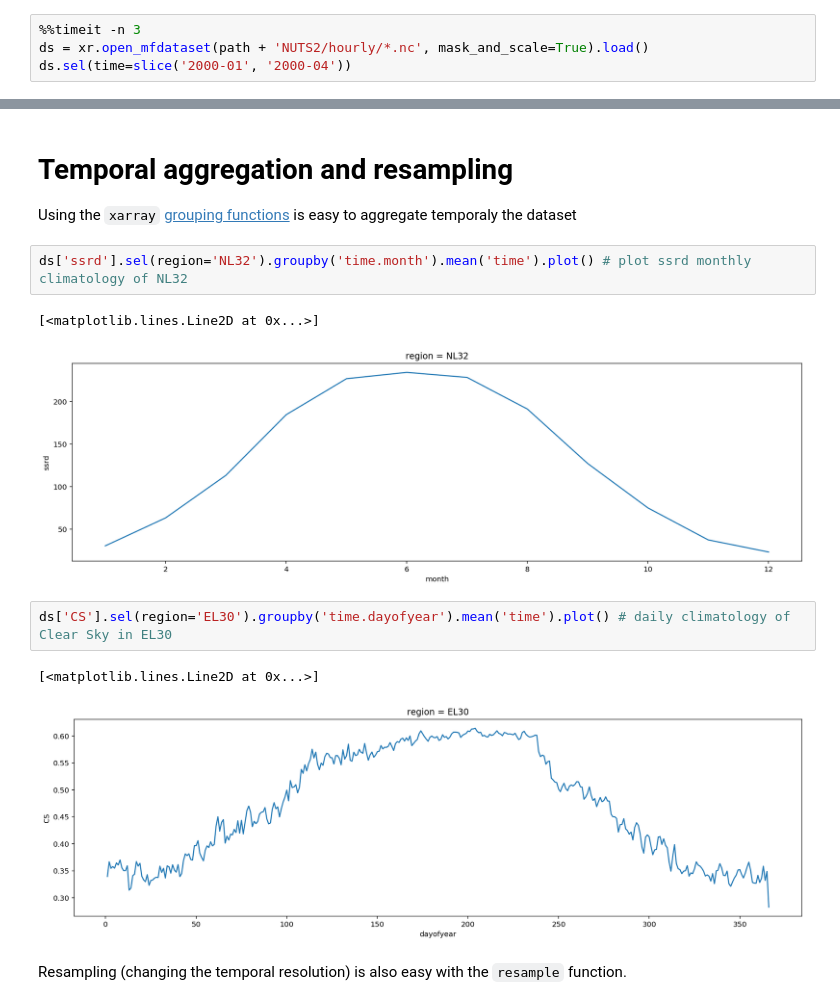
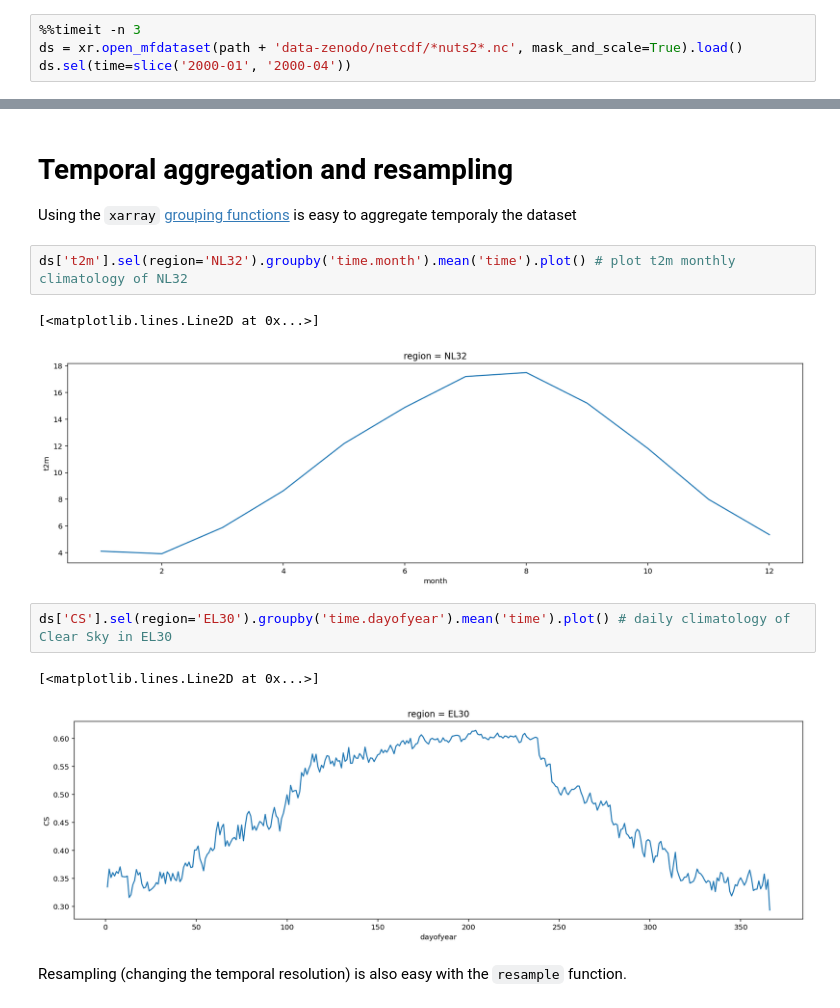
Before and after one commit to energy-modelling-toolkit/era-nuts-code, a Jupyter notebook: notebooks/exploring-ERA-NUTS.ipynb, the cells around one changed output, grey strips where cells are left out. Drawn from its saved outputs; the diff is of its cells as text.

```diff
--- a/notebooks/exploring-ERA-NUTS.ipynb
+++ b/notebooks/exploring-ERA-NUTS.ipynb
@@ -190,6 +204,6 @@ ds.sel(time=slice('2000-01', '2000-04'))
 Here the execution time for loading and subsetting **forcing** the load into memory with `load()`
 # %%
 %%timeit -n 3
-ds = xr.open_mfdataset(path + 'NUTS2/hourly/*.nc', mask_and_scale=True).load()
+ds = xr.open_mfdataset(path + 'data-zenodo/netcdf/*nuts2*.nc', mask_and_scale=True).load()
 ds.sel(time=slice('2000-01', '2000-04'))
 # %% [output]
@@ -198,15 +212,15 @@ ds.sel(time=slice('2000-01', '2000-04'))
 # Temporal aggregation and resampling
 Using the `xarray` [grouping functions](http://xarray.pydata.org/en/stable/groupby.html) is easy to aggregate temporaly the dataset
 # %%
-ds['ssrd'].sel(region='NL32').groupby('time.month').mean('time').plot() # plot ssrd monthly climatology of NL32
+ds['t2m'].sel(region='NL32').groupby('time.month').mean('time').plot() # plot t2m monthly climatology of NL32
 # %% [output]
 [<matplotlib.lines.Line2D at 0x...>]
-[figure, old version]
+[figure, new version]
 # %%
 ds['CS'].sel(region='EL30').groupby('time.dayofyear').mean('time').plot() # daily climatology of Clear Sky in EL30
 # %% [output]
 [<matplotlib.lines.Line2D at 0x...>]
-[figure, old version]
+[figure, new version]
 # %% [markdown]
 Resampling (changing the temporal resolution) is also easy with the `resample` function.
 # %%
```
Also changed, not shown: parts of 28 cells of this notebook.
